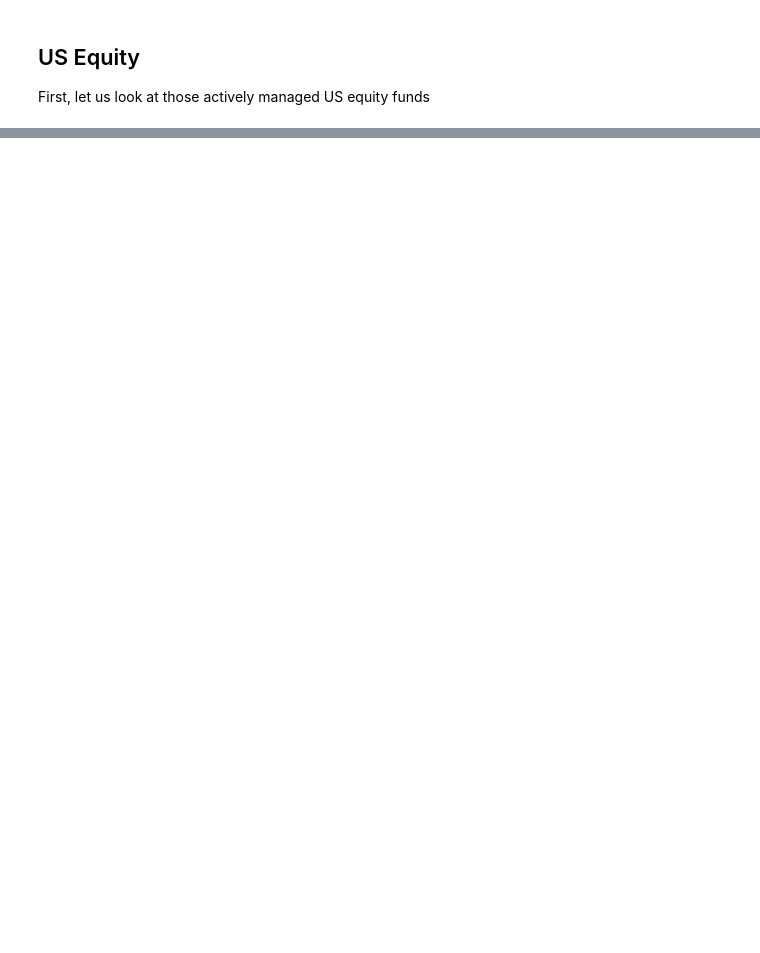
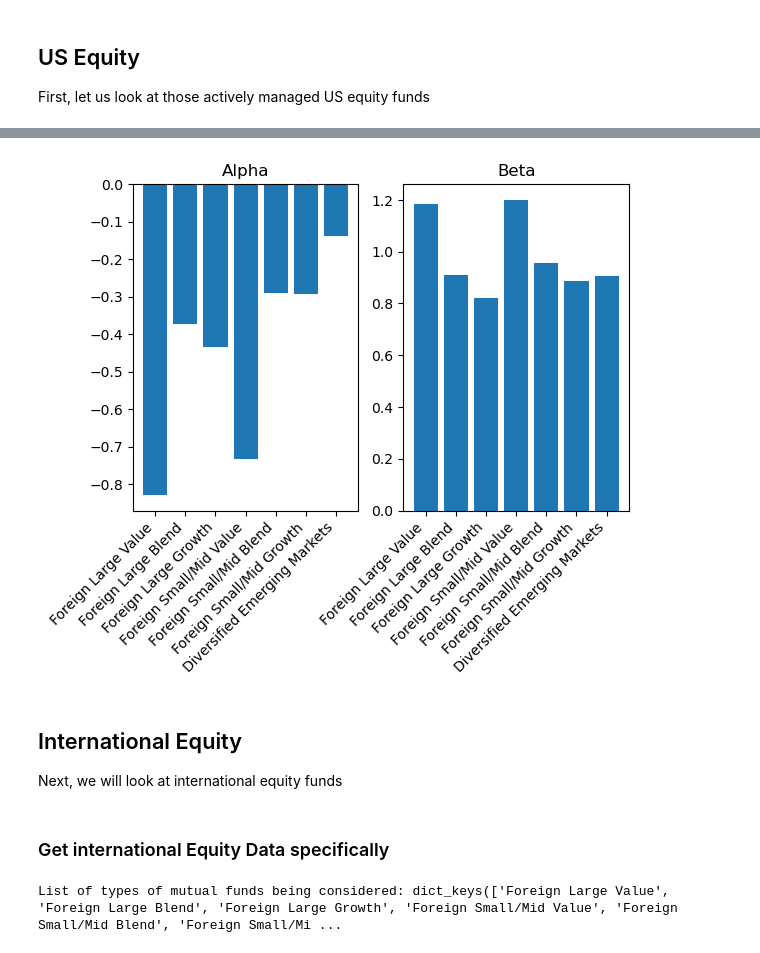
Before and after one commit to earlight/15-4331-final-project, a Jupyter notebook: data_analysis.ipynb, the cells around one changed output, grey strips where cells are left out. Cells and saved outputs as stored; diff of their text form; code cells hidden in the pictures; blank space fills up the shorter version.

Commit message:
added capm results

```diff
--- a/data_analysis.ipynb
+++ b/data_analysis.ipynb
@@ -74,0 +88,23 @@ mf_types = list(mf_dict.keys())
+# %%
+us_eq_alphas, us_eq_betas, us_eq_names = capm(us_eq_data, ff_df)
+# %%
+fig, (ax1, ax2) = plt.subplots(nrows=1, ncols=2)
+ax1.bar(us_eq_names, us_eq_alphas)
+ax2.bar(us_eq_names, us_eq_betas)
+fig.autofmt_xdate(rotation=45)
+ax1.set_title('Alpha')
+ax2.set_title('Beta')
+plt.show()
+# %% [output]
+[figure, added]
+# %% [markdown]
+## International Equity
+Next, we will look at international equity funds
+# %% [markdown]
+### Get international Equity Data specifically
+# %%
+mf_types = list(mf_dict.keys())
+int_data = {k[1]: v for k, v in mf_dict.items() if 'International Equity' in k}
+print(f'List of types of mutual funds being considered: {int_data.keys()}')
+# %% [output]
+List of types of mutual funds being considered: dict_keys(['Foreign Large Value', 'Foreign Large Blend', 'Foreign Large Growth', 'Foreign Small/Mid Value', 'Foreign Small/Mid Blend', 'Foreign Small/Mi ...
```
Also changed, not shown: parts of 11 cells of this notebook.
